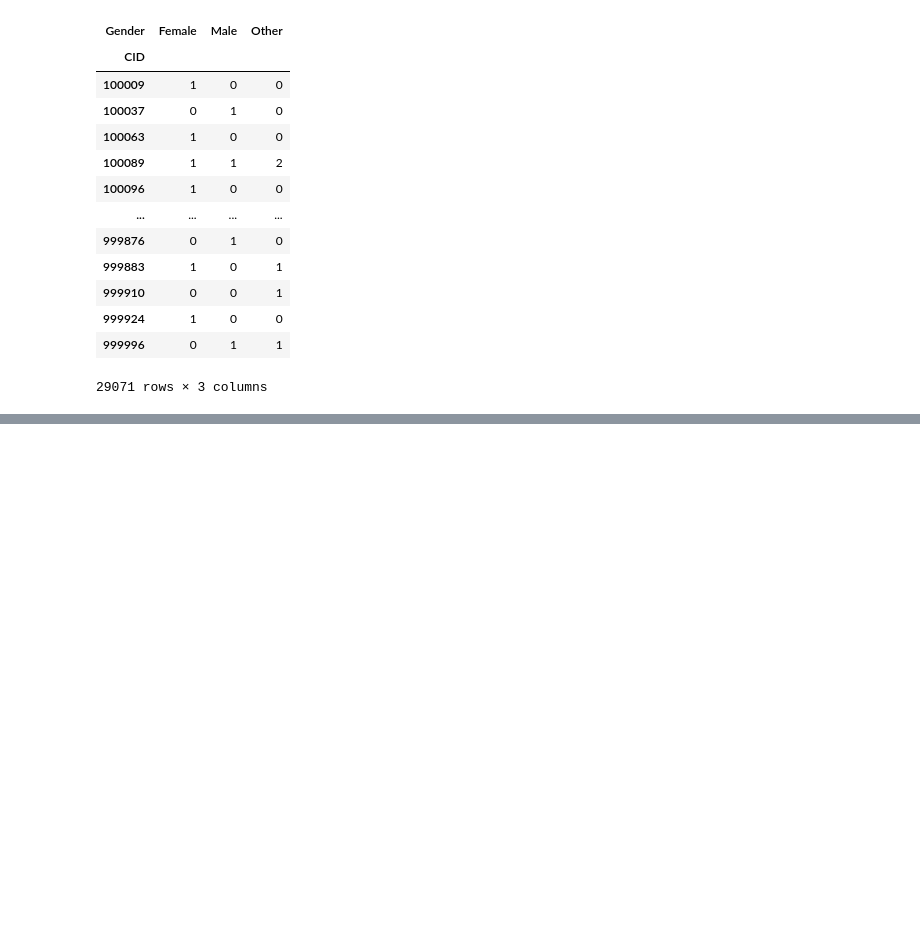
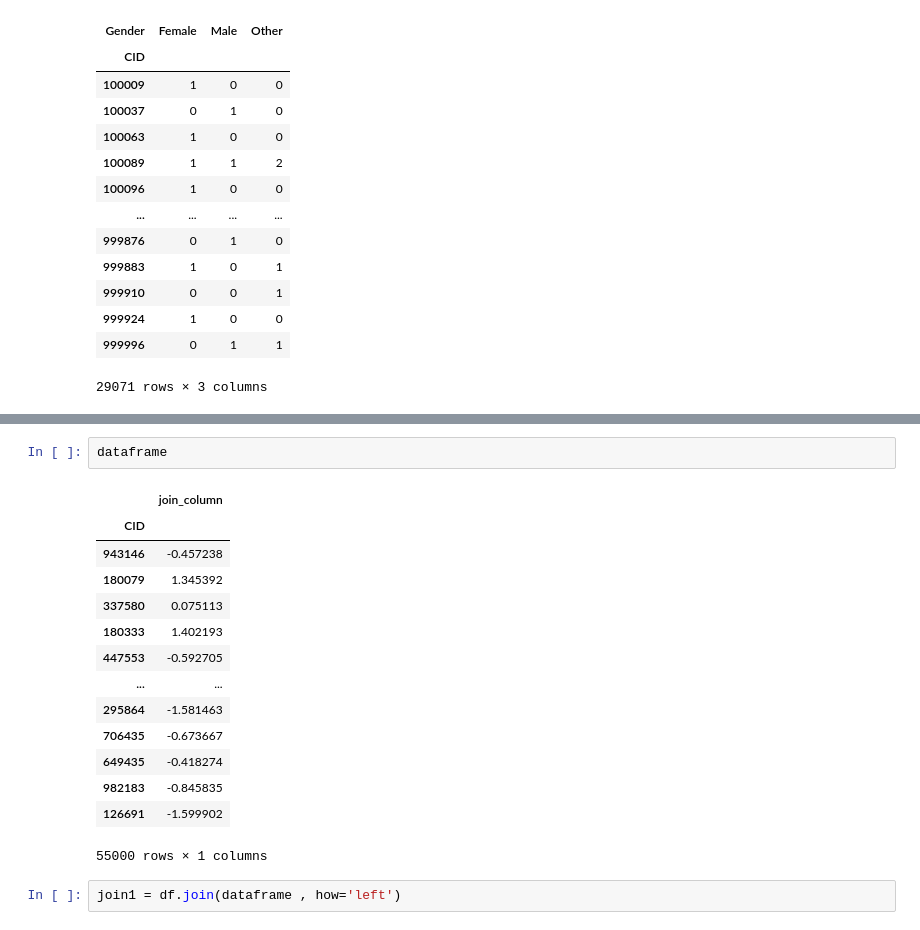
Before and after one commit to R123gh/Data-cleaning-project-, a Jupyter notebook: important_function_pandas 2.ipynb, the cells around one changed output, grey strips where cells are left out. Cells and saved outputs as stored; diff of their text form; blank space fills up the shorter version.

```diff
--- a/important_function_pandas 2.ipynb
+++ b/important_function_pandas 2.ipynb
@@ -90,0 +143,19 @@ B
+# %%
+dataframe
+# %% [output]
+|  | join_column |
+| CID |  |
+| 943146 | -0.457238 |
+| 180079 | 1.345392 |
+| 337580 | 0.075113 |
+| 180333 | 1.402193 |
+| 447553 | -0.592705 |
+| ... | ... |
+| 295864 | -1.581463 |
+| 706435 | -0.673667 |
+| 649435 | -0.418274 |
+| 982183 | -0.845835 |
+| 126691 | -1.599902 |
+55000 rows × 1 columns
+# %%
+join1 = df.join(dataframe , how='left')
```
Also changed, not shown: parts of 12 cells of this notebook.
